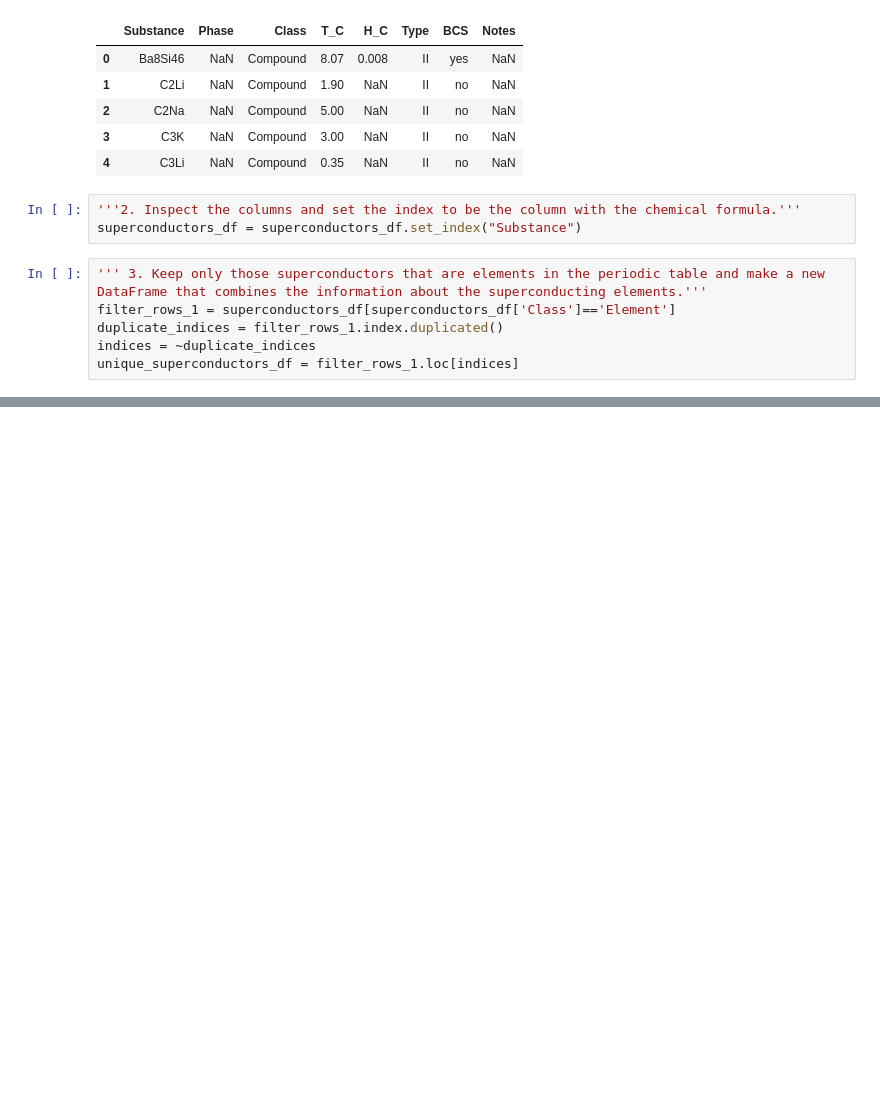
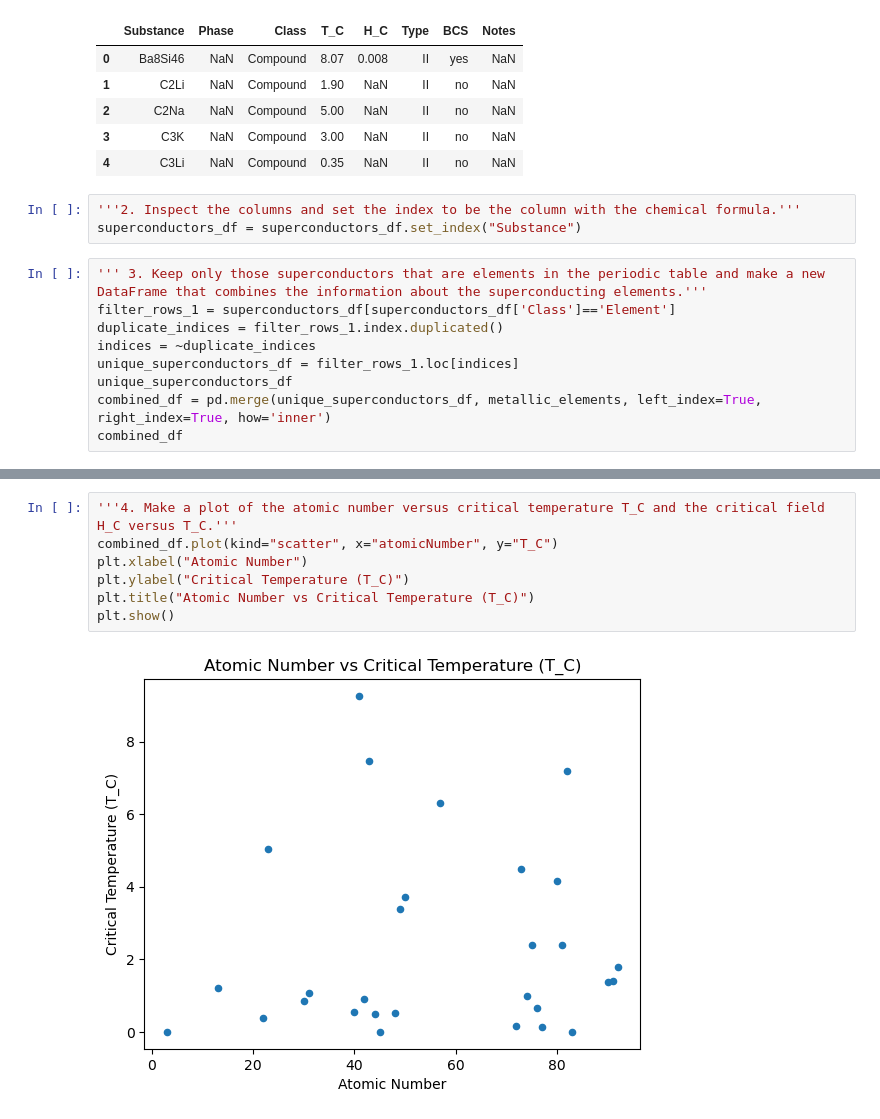
Before and after one commit to JoeyBream/python-challenges-2, a Jupyter notebook: PHYS2320 Lab 6.ipynb, the cells around one changed output, grey strips where cells are left out. Saved outputs shown, nothing was run; the diff lists cells and outputs as text; blank space fills up the shorter version.

```diff
--- a/PHYS2320 Lab 6.ipynb
+++ b/PHYS2320 Lab 6.ipynb
@@ -438,3 +438,6 @@ filter_rows_1 = superconductors_df[superconductors_df['Class']=='Element']
 duplicate_indices = filter_rows_1.index.duplicated()
 indices = ~duplicate_indices
 unique_superconductors_df = filter_rows_1.loc[indices]
+unique_superconductors_df
+combined_df = pd.merge(unique_superconductors_df, metallic_elements, left_index=True, right_index=True, how='inner')
+combined_df
@@ -440,0 +463,9 @@ unique_superconductors_df = filter_rows_1.loc[indices]
+# %%
+'''4. Make a plot of the atomic number versus critical temperature T_C and the critical field H_C versus T_C.'''
+combined_df.plot(kind="scatter", x="atomicNumber", y="T_C")
+plt.xlabel("Atomic Number")
+plt.ylabel("Critical Temperature (T_C)")
+plt.title("Atomic Number vs Critical Temperature (T_C)")
+plt.show()
+# %% [output]
+[figure, added]
```
Also changed, not shown: parts of 4 cells of this notebook, 1 other file.
